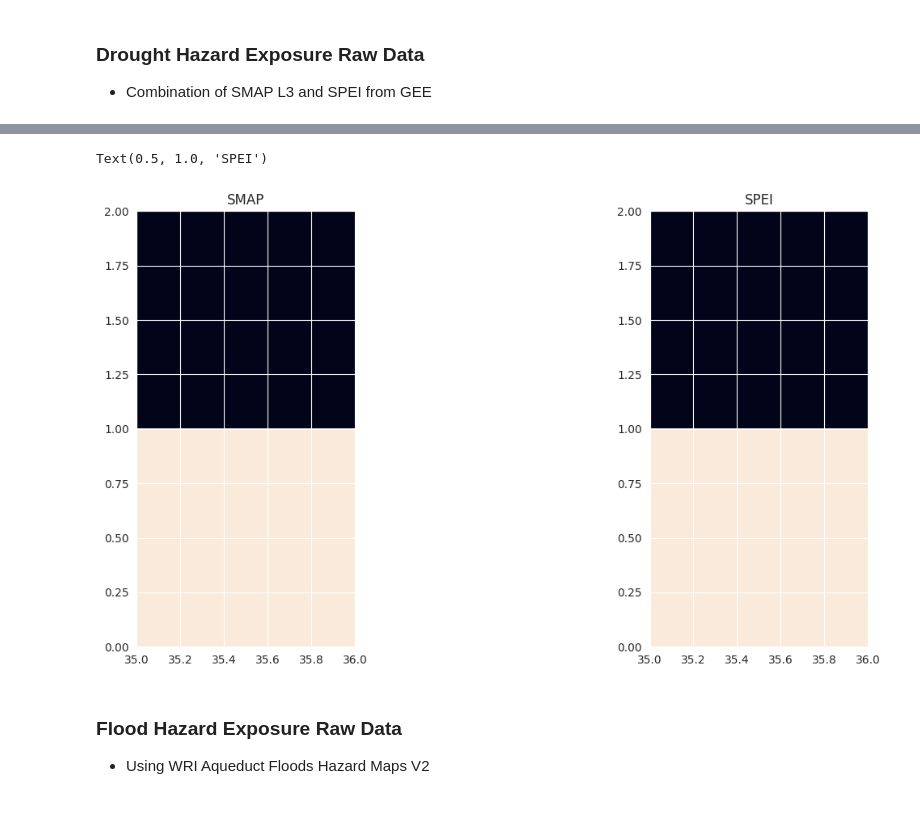
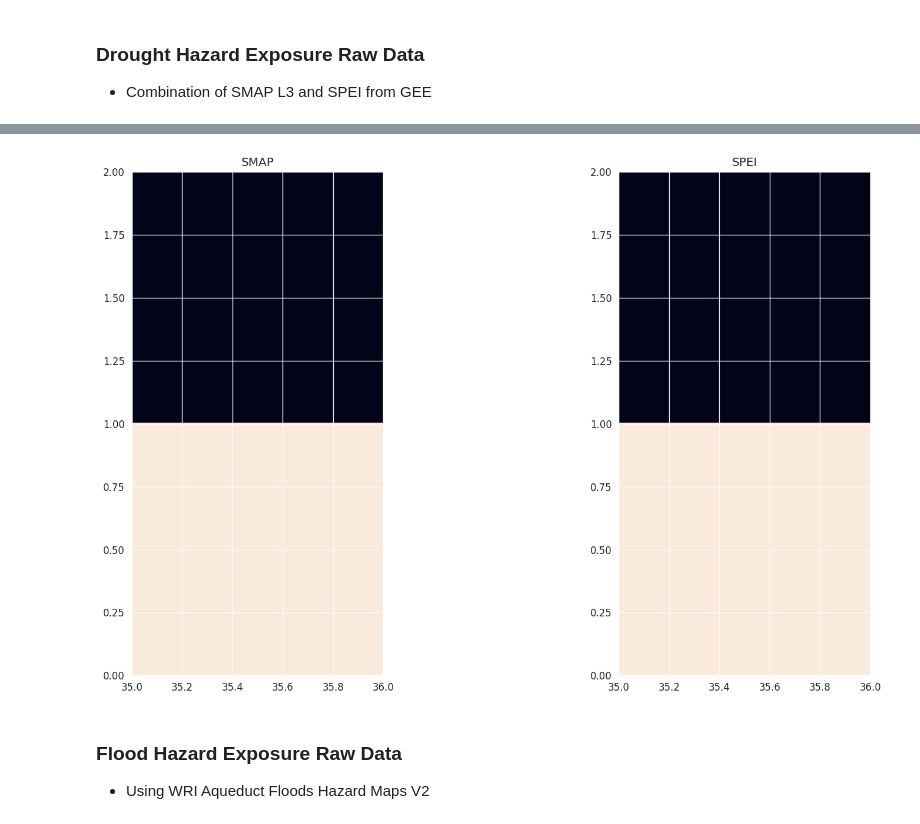
Before and after one commit to chrischank/Elgeyo-Marakwet_Hazards, a Jupyter notebook: notebooks/EDA.ipynb, the cells around one changed output, grey strips where cells are left out. Drawn from its saved outputs; the diff is of its cells as text; code cells hidden in the pictures.

```diff
--- a/notebooks/EDA.ipynb
+++ b/notebooks/EDA.ipynb
@@ -113,24 +113,27 @@ Downloading data from https://earthengine.googleapis.com/v1/projects/amini-sa/th
 Please wait ...
 Data downloaded to /home/chris/mnt1/Proj/amini-sa/data/01_raw/raster/SPEI_mean.tif
 # %%
-fig, ax = plt.subplots(1, 2, figsize=(15, 7))
+fig, ax = plt.subplots(1, 2, figsize=(16, 8))
 
 with rio.open(f"{data_raw}/raster/SMAP_mean.tif") as src:
     SMAP_mean_arr = src.read(1)
     SMAP_mean_meta = src.meta
 
 with rio.open(f"{data_raw}/raster/SPEI_mean.tif") as src:
     SPEI_mean_arr = src.read(1)
     SPEI_mean_meta = src.meta
 
 show(SMAP_mean_arr, ax=ax[0], transform=SMAP_mean_meta['transform'])
 show(SPEI_mean_arr, ax=ax[1], transform=SPEI_mean_meta['transform'])
 
 ax[0].set_title('SMAP')
 ax[1].set_title('SPEI')
+
+# Apply tight_layout with proper padding
+plt.tight_layout(pad=1.5)
+plt.show()
 # %% [output]
-Text(0.5, 1.0, 'SPEI')
-[figure, old version]
+[figure, new version]
 # %% [markdown]
 ### Flood Hazard Exposure Raw Data
 - Using WRI Aqueduct Floods Hazard Maps V2
```
Also changed, not shown: parts of 12 cells of this notebook, 4 other files.
